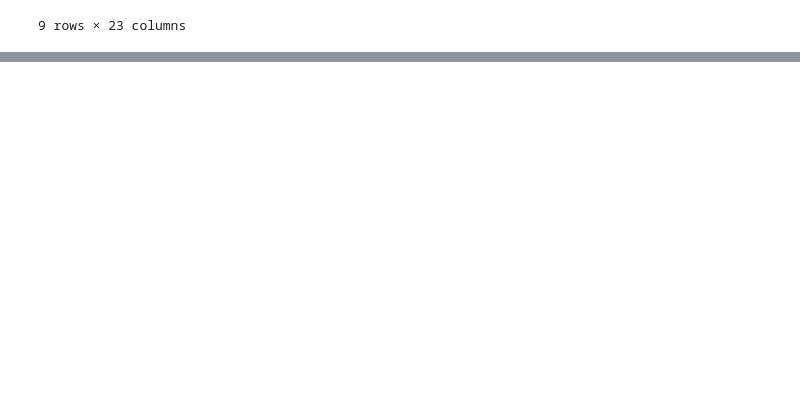
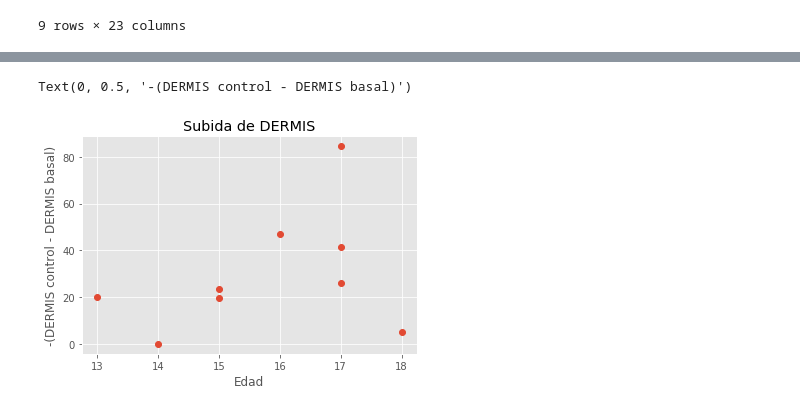
Before and after one commit to dprada/natalia, a Jupyter notebook: Primer_Tratamiento_Datos.ipynb, the cells around one changed output, grey strips where cells are left out. Saved outputs shown, nothing was run; the diff lists cells and outputs as text; code cells hidden in the pictures; blank space fills up the shorter version.

```diff
--- a/Primer_Tratamiento_Datos.ipynb
+++ b/Primer_Tratamiento_Datos.ipynb
@@ -51,0 +74,8 @@ df['Edad '].hist(bins =5)
+# %%
+plt.plot(df['Edad'],-delta_DERMIS,'o')
+plt.title("Subida de DERMIS")
+plt.xlabel("Edad")
+plt.ylabel("-(DERMIS control - DERMIS basal)")
+# %% [output]
+Text(0, 0.5, '-(DERMIS control - DERMIS basal)')
+[figure, added]
```
Also changed, not shown: parts of 20 cells of this notebook, 1 other file.
